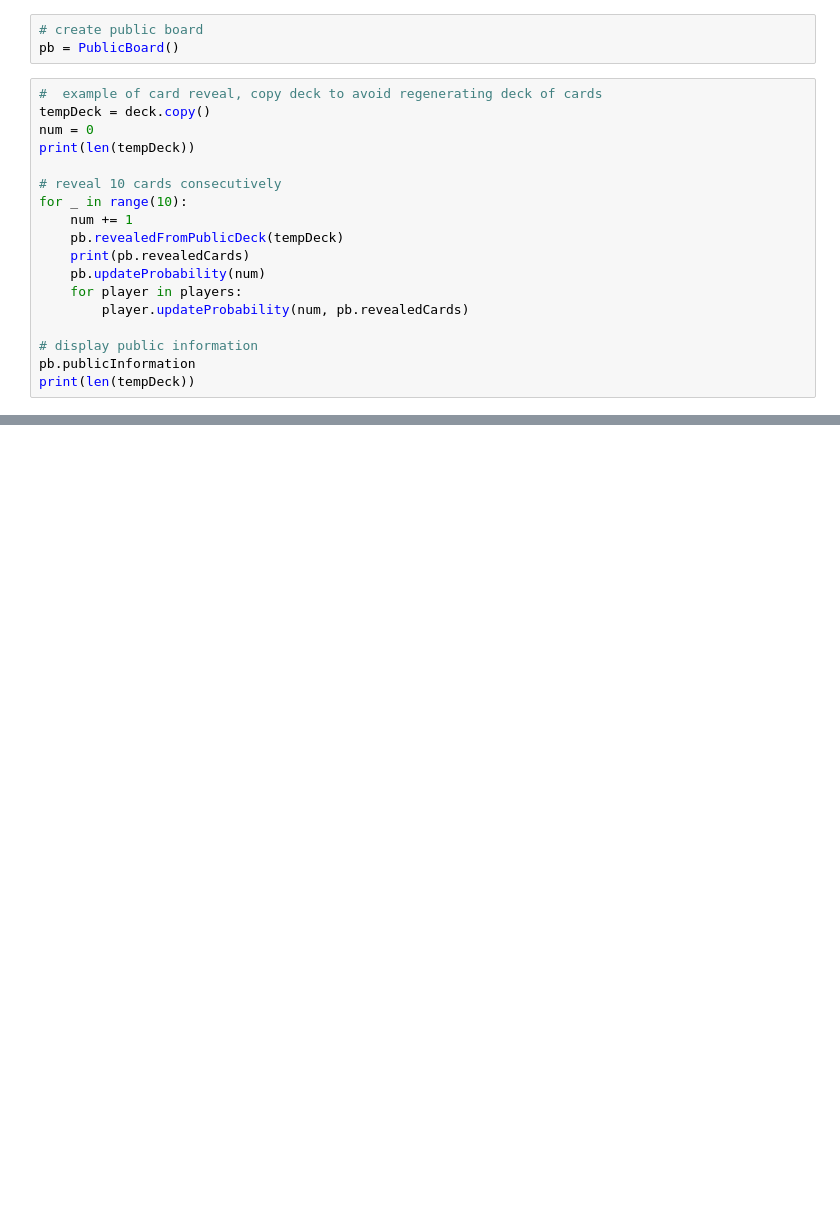
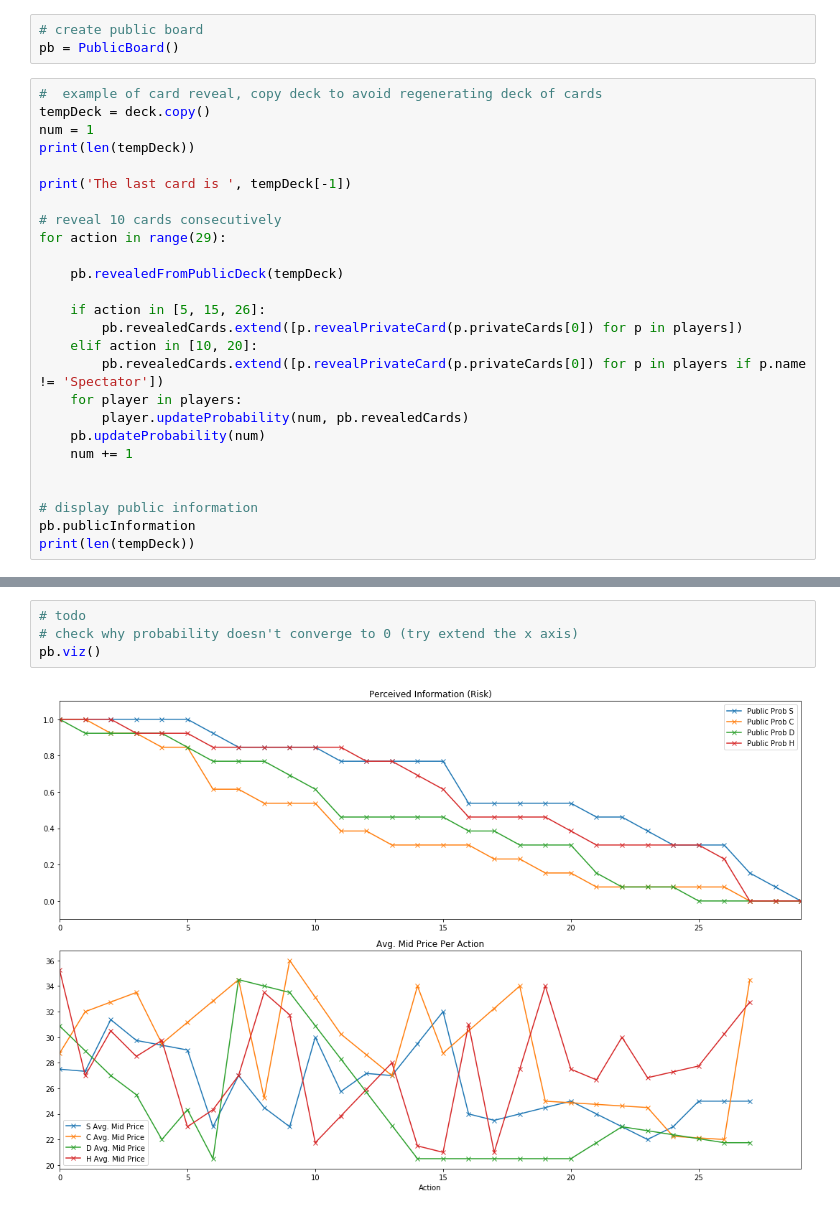
Before and after one commit to Boon-Yang/Trading-Game-Automation, a Jupyter notebook: FFM Automation.ipynb, the cells around one changed output, grey strips where cells are left out. Saved outputs shown, nothing was run; the diff lists cells and outputs as text; blank space fills up the shorter version.

```diff
--- a/FFM Automation.ipynb
+++ b/FFM Automation.ipynb
@@ -235,17 +298,25 @@ pb = PublicBoard()
 # %%
 #  example of card reveal, copy deck to avoid regenerating deck of cards
 tempDeck = deck.copy()
-num = 0
+num = 1
 print(len(tempDeck))
 
+print('The last card is ', tempDeck[-1])
+
 # reveal 10 cards consecutively
-for _ in range(10):
-    num += 1
+for action in range(29):
+
     pb.revealedFromPublicDeck(tempDeck)
-    print(pb.revealedCards)
-    pb.updateProbability(num)
+
+    if action in [5, 15, 26]:
+        pb.revealedCards.extend([p.revealPrivateCard(p.privateCards[0]) for p in players])
+    elif action in [10, 20]:
+        pb.revealedCards.extend([p.revealPrivateCard(p.privateCards[0]) for p in players if p.name != 'Spectator'])
     for player in players:
         player.updateProbability(num, pb.revealedCards)
+    pb.updateProbability(num)
+    num += 1
+
 
 # display public information
 pb.publicInformation
@@ -330,0 +434,6 @@ p1.ledger
+# %%
+# todo
+# check why probability doesn't converge to 0 (try extend the x axis)
+pb.viz()
+# %% [output]
+[figure, added]
```
Also changed, not shown: parts of 22 cells of this notebook.
